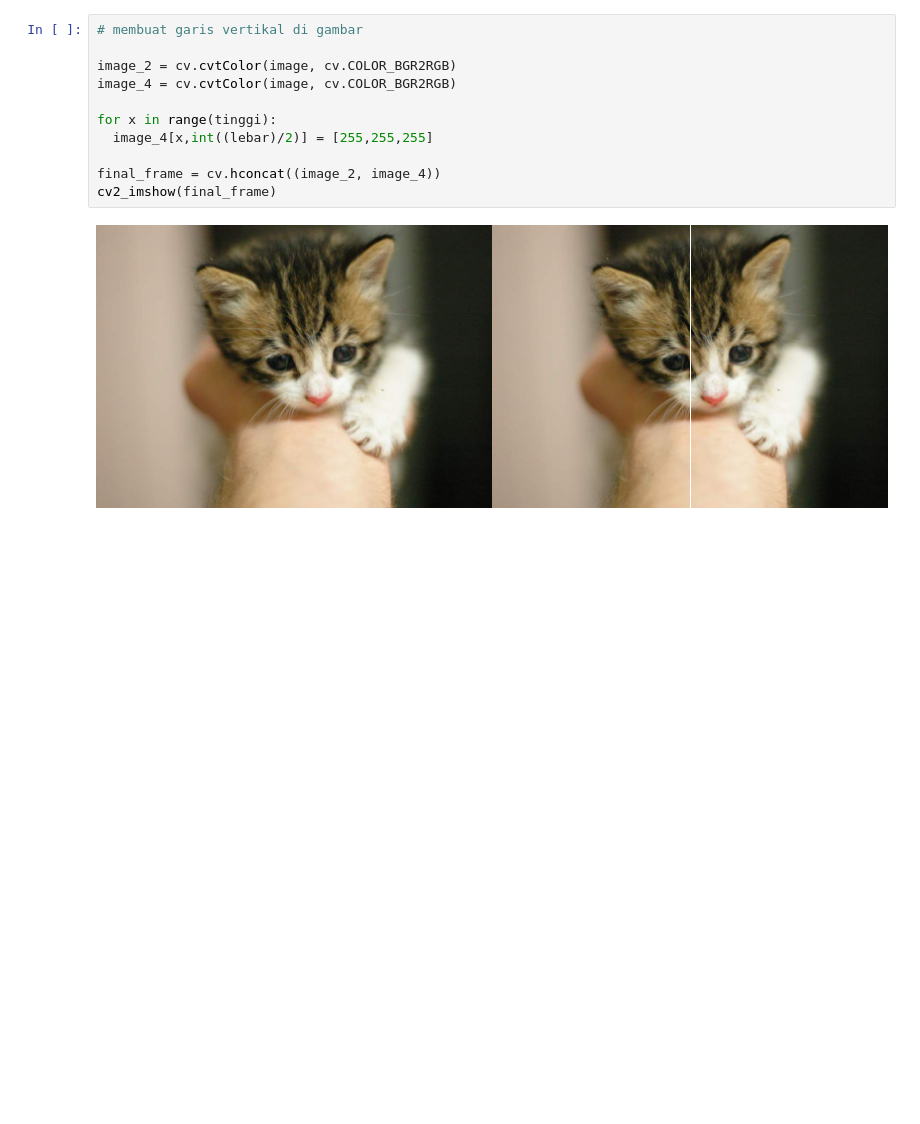
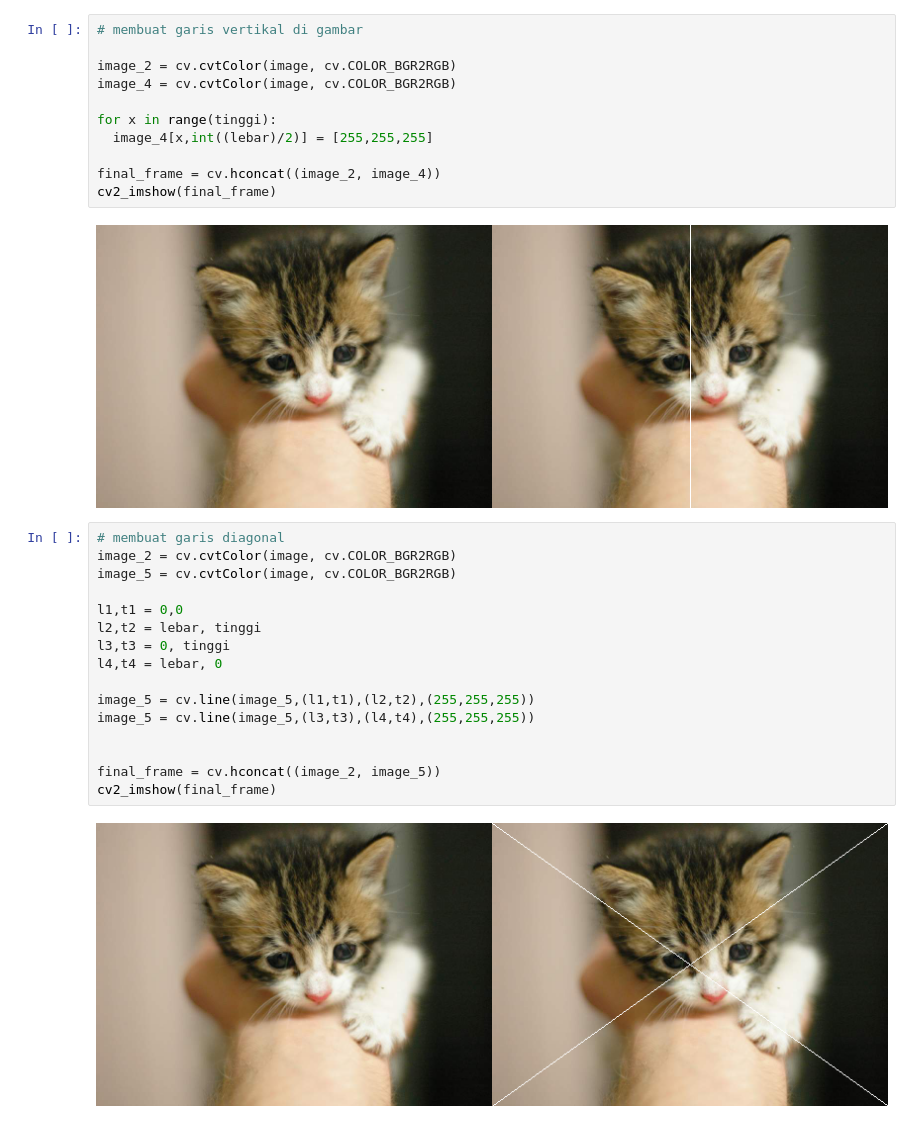
Before and after one commit to PanduDLaksono/PVCK_Genap_2021, a Jupyter notebook: Week1.ipynb, the cells around one changed output. Cells and saved outputs as stored; diff of their text form; blank space fills up the shorter version.

```diff
--- a/Week1.ipynb
+++ b/Week1.ipynb
@@ -104,3 +104,21 @@ final_frame = cv.hconcat((image_2, image_4))
 cv2_imshow(final_frame)
 # %% [output]
 [figure]
+# %%
+# membuat garis diagonal
+image_2 = cv.cvtColor(image, cv.COLOR_BGR2RGB)
+image_5 = cv.cvtColor(image, cv.COLOR_BGR2RGB)
+
+l1,t1 = 0,0
+l2,t2 = lebar, tinggi
+l3,t3 = 0, tinggi
+l4,t4 = lebar, 0
+
+image_5 = cv.line(image_5,(l1,t1),(l2,t2),(255,255,255))
+image_5 = cv.line(image_5,(l3,t3),(l4,t4),(255,255,255))
+
+
+final_frame = cv.hconcat((image_2, image_5))
+cv2_imshow(final_frame)
+# %% [output]
+[figure, added]
```
